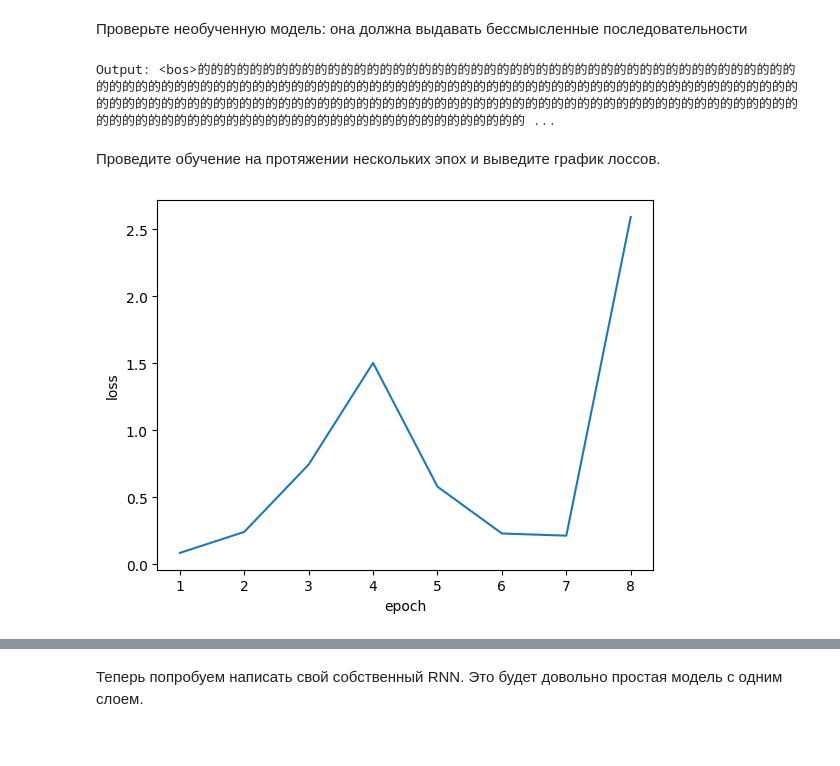
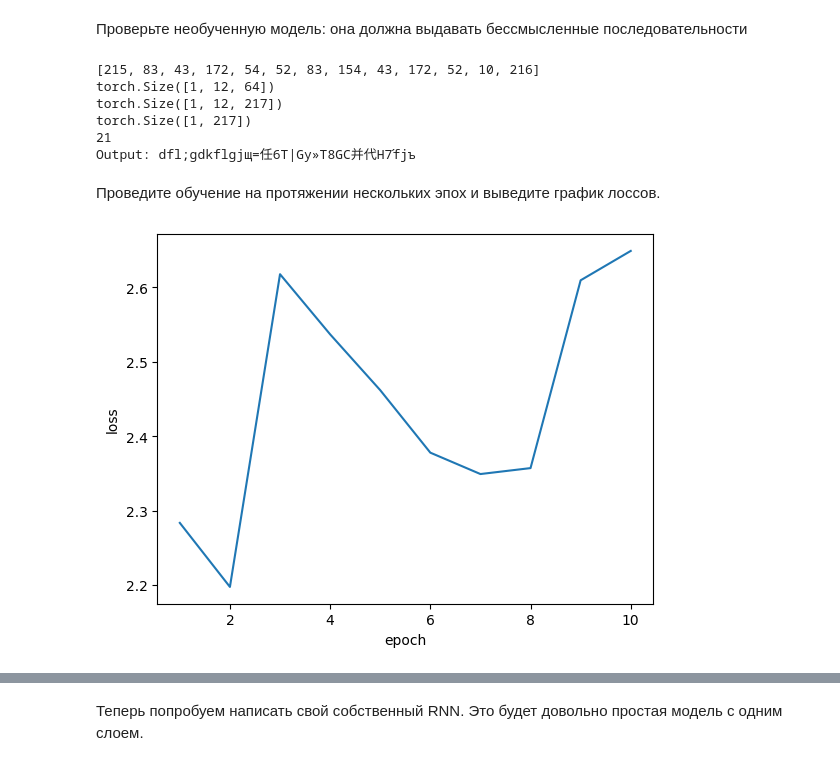
Before and after one commit to f1yToMoon/spbu_deep_learning, a Jupyter notebook: notebooks/rnn-students.ipynb, the cells around one changed output, grey strips where cells are left out. Drawn from its saved outputs; the diff is of its cells as text; code cells hidden in the pictures.

```diff
--- a/notebooks/rnn-students.ipynb
+++ b/notebooks/rnn-students.ipynb
@@ -184,3 +165,14 @@ dataloader = DataLoader(dataset, batch_size=32, shuffle=True)
+# %%
+batch_size = 32
+seq_length = 512
+n_hidden = 64
+n_layers = 4
+drop_prob = 0.1
+lr = 0.1
+# %%
+tokenizer = Tokenizer(text)
+dataset = JokesDataset(tokenizer, cut_text, 512)
+dataloader = DataLoader(dataset, batch_size=batch_size, shuffle=True)
 # %% [markdown]
 Вопрос: А как бы мы должны были разделять данные на последовательности и батчи в случае, если бы использовался сплошной текст?
 # %% [markdown]
@@ -289,11 +266,18 @@ def training_step(
 
     logits = logits.view(-1, vocab_size)
 
-    target_data = input_data.view(-1)
+    target_data = input_data.roll(shifts=-1, dims=1)
 
-    mask = target_data != tokenizer.encode_symbol("<pad>")
-    logits = logits[mask]
-    target_data = target_data[mask]
+
+    help_tensor = torch.zeros([target_data.shape[0], 1], dtype=torch.int64)
+    for i in range(target_data.shape[0]):
+            help_tensor[i][0] = tokenizer.encode_symbol("<pad>")
+
+    target_data = torch.cat([target_data[:, : -1], help_tensor.to(device)], dim=1).view(-1)
+
+    # mask = target_data != tokenizer.encode_symbol("<pad>")
+    # logits = logits[mask]
+    # target_data = target_data[mask]
 
     loss = criterion(logits, target_data)
 
@@ -308,20 +292,25 @@ device = torch.device("cuda" if torch.cuda.is_available() else "cpu")
 
 model = CharRNN(tokenizer, n_hidden, n_layers, drop_prob).to(device)
 
-criterion = nn.CrossEntropyLoss()
+criterion = nn.CrossEntropyLoss(ignore_index=tokenizer.encode_symbol("<pad>"))
 optimizer = torch.optim.Adam(model.parameters(), lr=1e-2)
 # %% [markdown]
 Проверьте необученную модель: она должна выдавать бессмысленные последовательности
 # %%
 model.eval()
 
-prefix = "rtfdg"
+prefix = "dfl;gdkflgj"
 # prefix = "<bos>"
 # prefix = "<eos>"
 generated_text = model.inference(prefix)
 print("Output:", generated_text)
 # %% [output]
-Output: <bos>的的的的的的的的的的的的的的的的的的的的的的的的的的的的的的的的的的的的的的的的的的的的的的的的的的的的的的的的的的的的的的的的的的的的的的的的的的的的的的的的的的的的的的的的的的的的的的的的的的的的的的的的的的的的的的的的的的的的的的的的的的的的的的的的的的的的的的的的的的的的的的的的的的的的的的的的的的的的的的的的的的的的的的的的的的的的的的的的的的的的的的的的的的的 ...
+[215, 83, 43, 172, 54, 52, 83, 154, 43, 172, 52, 10, 216]
+torch.Size([1, 12, 64])
+torch.Size([1, 12, 217])
+torch.Size([1, 217])
+21
+Output: dfl;gdkflgjщ=任6T|Gу»T8GС并代H7́fjъ
 # %%
 def plot_losses(losses):
     clear_output()
@@ -336,22 +325,23 @@ def plot_losses(losses):
 Проведите обучение на протяжении нескольких эпох и выведите график лоссов.
 # %%
 losses = []
-num_epochs = 8
+num_epochs = 10
 
 for epoch in range(1, num_epochs + 1):
     model.train()
     epoch_loss = 0
 
-    for batch_idx, train_batch in enumerate(dataloader):
+    for train_batch in tqdm(dataloader):
         loss = training_step(model, train_batch, tokenizer.vocab_size, criterion, optimizer, device)
         epoch_loss += loss
 
     avg_epoch_loss = epoch_loss / len(dataloader)
     losses.append(avg_epoch_loss)
+    print(avg_epoch_loss)
 
     plot_losses(losses)
 # %% [output]
-[figure, old version]
+[figure, new version]
 # %%
 [model.inference("") for _ in range(10)]
 # %% [output]
```
Also changed, not shown: parts of 9 cells of this notebook, 4 other files.
